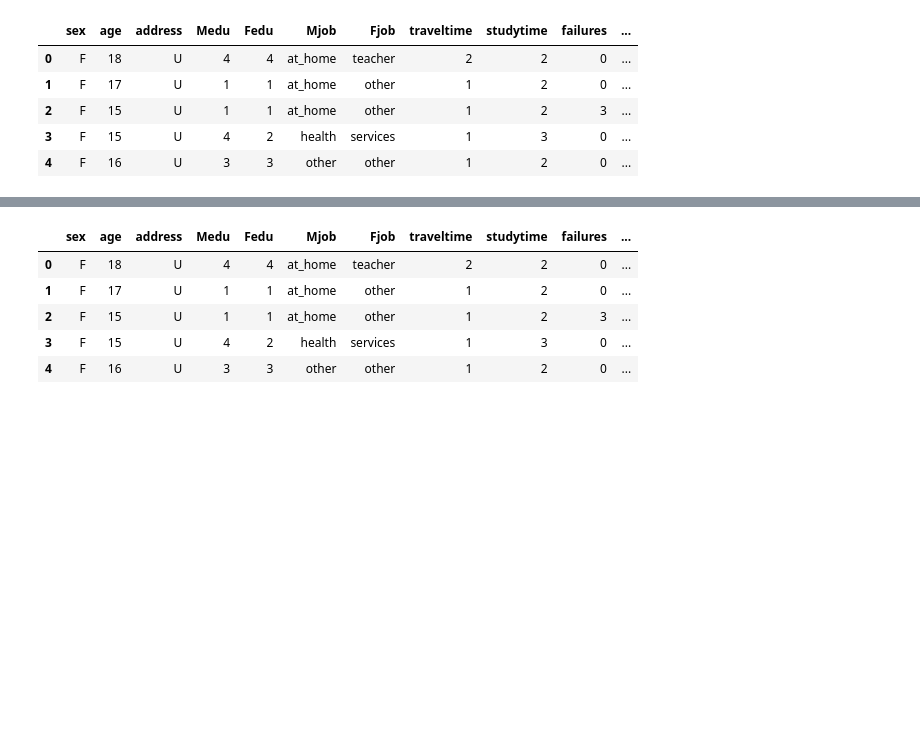
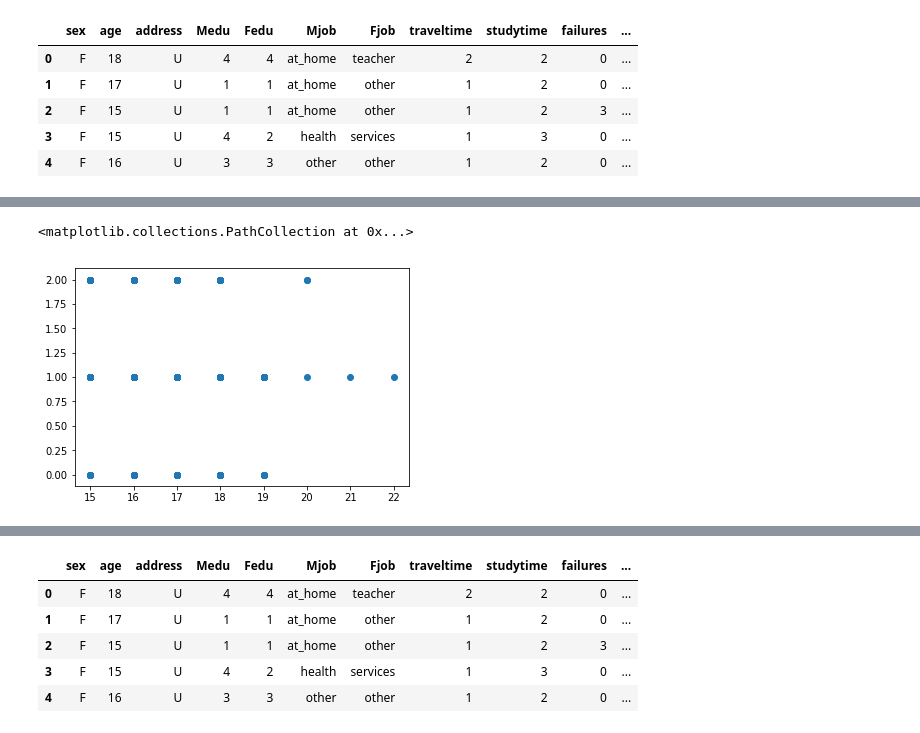
Before and after one commit to satyajitghana/VIT-CodeSpace, a Jupyter notebook: student_performance/notebooks/data_process.ipynb, the cells around one changed output, grey strips where cells are left out. Cells and saved outputs as stored; diff of their text form; code cells hidden in the pictures; blank space fills up the shorter version.

```diff
--- a/student_performance/notebooks/data_process.ipynb
+++ b/student_performance/notebooks/data_process.ipynb
@@ -3,5 +10,5 @@ import pandas as pd
 # %%
-raw = pd.read_csv('../data/raw/student/student-mat.csv')
+raw = pd.read_csv('../data/raw/chemistry.csv')
 raw.head()
 # %% [output]
 |  | sex | age | address | Medu | Fedu | Mjob | Fjob | traveltime | studytime | failures | ... |
@@ -10,3 +17,36 @@ raw.head()
 | 2 | F | 15 | U | 1 | 1 | at_home | other | 1 | 2 | 3 | ... |
 | 3 | F | 15 | U | 4 | 2 | health | services | 1 | 3 | 0 | ... |
 | 4 | F | 16 | U | 3 | 3 | other | other | 1 | 2 | 0 | ... |
+# %%
+num_cat = ['M1', 'M2', 'M3']
+one_hot_cat = ['sex', 'address', 'Mjob', 'Fjob', 'activities', 'higher']
+
+encoder = LabelEncoder()
+
+for column in raw[one_hot_cat]:
+    raw[column] = encoder.fit_transform(raw[column].values)
+
+for i, row in raw.iterrows():
+    if row['M1'] < 20:
+        raw['M1'][i] = 0
+    elif 20<=row['M1']<70:
+        raw['M1'][i] = 1
+    else:
+        raw['M1'][i] = 2
+
+    if row['M2'] < 20:
+        raw['M2'][i] = 0
+    elif 20<=row['M2']<70:
+        raw['M2'][i] = 1
+    else:
+        raw['M2'][i] = 2
+
+    if row['M3'] < 20:
+        raw['M3'][i] = 0
+    elif 20<=row['M3']<70:
+        raw['M3'][i] = 1
+    else:
+        raw['M3'][i] = 2
+# %%
+raw.head()
+transformed_data = raw.copy()
@@ -12,0 +102,5 @@ raw.head()
+# %%
+plt.scatter(x['age'], raw['M3'])
+# %% [output]
+<matplotlib.collections.PathCollection at 0x...>
+[figure, added]
```
Also changed, not shown: parts of 24 cells of this notebook, 11 other files.
